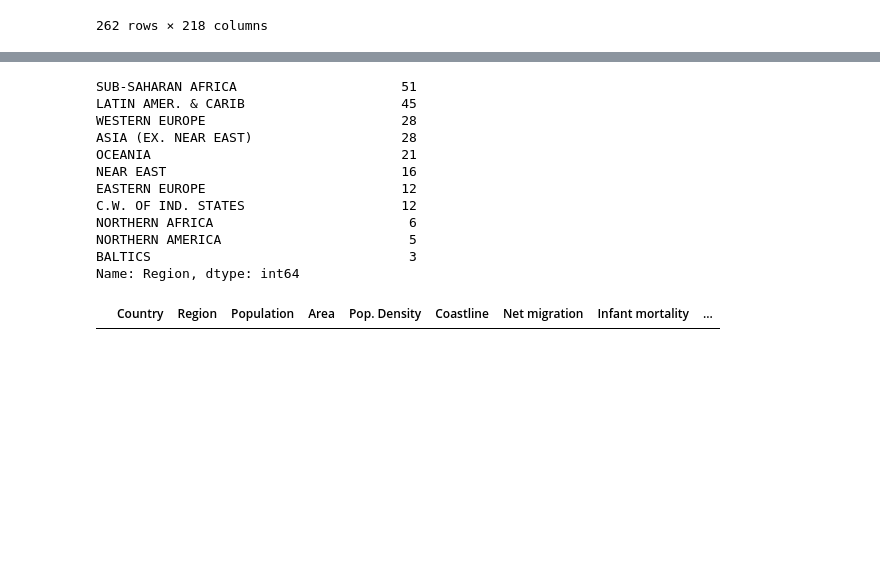
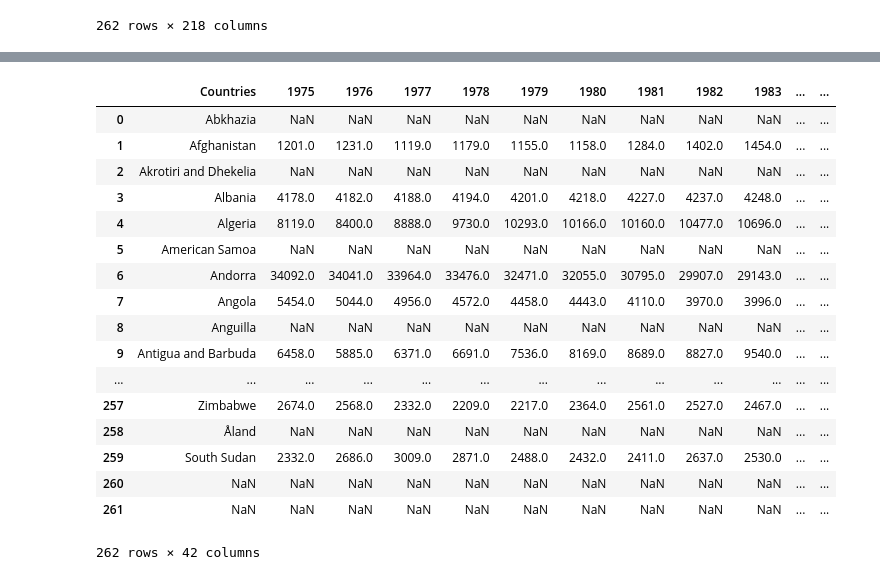
Before and after one commit to GabrielaGiosa/Projeto1, a Jupyter notebook: Projeto 1 - Gabriela Choichit Giosa.ipynb, the cells around one changed output, grey strips where cells are left out. Cells and saved outputs as stored; diff of their text form; code cells hidden in the pictures; blank space fills up the shorter version.

```diff
--- a/Projeto 1 - Gabriela Choichit Giosa.ipynb
+++ b/Projeto 1 - Gabriela Choichit Giosa.ipynb
@@ -74,3 +54,3 @@ Name: Countries, dtype: int64
 # %%
-dados_EU = dados.loc[(dados.European_union==1) | (dados.European_union==2), ['Countries', 1975, 1976, 1977, 1978, 1979, 1980, 1981, 1982, 1983, 1984, 1985, 1986, 1987, 1988, 1989, 1990, 1991, 1992, 1993, 1994, 1995, 1996, 1997, 1998, 1999, 2000, 2001, 2002, 2003, 2004, 2005, 2006, 2007, 2008, 2009, 2010, 2011, 2012, 2013, 2014, 2015]]
-dados_EU
+dados_1975 = dados.loc[:,['Countries',1975, 1976, 1977, 1978, 1979, 1980, 1981, 1982, 1983, 1984, 1985, 1986, 1987, 1988, 1989, 1990, 1991, 1992, 1993, 1994, 1995, 1996, 1997, 1998, 1999, 2000, 2001, 2002, 2003, 2004, 2005, 2006, 2007, 2008, 2009, 2010, 2011, 2012, 2013, 2014, 2015
+]]
@@ -119,19 +57,21 @@ dados2
-# %%
-dados2['Region'].value_counts()
-# %% [output]
-SUB-SAHARAN AFRICA                     51
-LATIN AMER. & CARIB                    45
-WESTERN EUROPE                         28
-ASIA (EX. NEAR EAST)                   28
-OCEANIA                                21
-NEAR EAST                              16
-EASTERN EUROPE                         12
-C.W. OF IND. STATES                    12
-NORTHERN AFRICA                         6
-NORTHERN AMERICA                        5
-BALTICS                                 3
-Name: Region, dtype: int64
-# %%
-dados2[dados2.Region=='WESTERN EUROPE']
-# %% [output]
-|  | Country | Region | Population | Area | Pop. Density | Coastline | Net migration | Infant mortality | ... |
+# %%
+dados_1975
+# %% [output]
+|  | Countries | 1975 | 1976 | 1977 | 1978 | 1979 | 1980 | 1981 | 1982 | 1983 | ... | ... |
+| 0 | Abkhazia | NaN | NaN | NaN | NaN | NaN | NaN | NaN | NaN | NaN | ... | ... |
+| 1 | Afghanistan | 1201.0 | 1231.0 | 1119.0 | 1179.0 | 1155.0 | 1158.0 | 1284.0 | 1402.0 | 1454.0 | ... | ... |
+| 2 | Akrotiri and Dhekelia | NaN | NaN | NaN | NaN | NaN | NaN | NaN | NaN | NaN | ... | ... |
+| 3 | Albania | 4178.0 | 4182.0 | 4188.0 | 4194.0 | 4201.0 | 4218.0 | 4227.0 | 4237.0 | 4248.0 | ... | ... |
+| 4 | Algeria | 8119.0 | 8400.0 | 8888.0 | 9730.0 | 10293.0 | 10166.0 | 10160.0 | 10477.0 | 10696.0 | ... | ... |
+| 5 | American Samoa | NaN | NaN | NaN | NaN | NaN | NaN | NaN | NaN | NaN | ... | ... |
+| 6 | Andorra | 34092.0 | 34041.0 | 33964.0 | 33476.0 | 32471.0 | 32055.0 | 30795.0 | 29907.0 | 29143.0 | ... | ... |
+| 7 | Angola | 5454.0 | 5044.0 | 4956.0 | 4572.0 | 4458.0 | 4443.0 | 4110.0 | 3970.0 | 3996.0 | ... | ... |
+| 8 | Anguilla | NaN | NaN | NaN | NaN | NaN | NaN | NaN | NaN | NaN | ... | ... |
+| 9 | Antigua and Barbuda | 6458.0 | 5885.0 | 6371.0 | 6691.0 | 7536.0 | 8169.0 | 8689.0 | 8827.0 | 9540.0 | ... | ... |
+| ... | ... | ... | ... | ... | ... | ... | ... | ... | ... | ... | ... | ... |
+| 257 | Zimbabwe | 2674.0 | 2568.0 | 2332.0 | 2209.0 | 2217.0 | 2364.0 | 2561.0 | 2527.0 | 2467.0 | ... | ... |
+| 258 | Åland | NaN | NaN | NaN | NaN | NaN | NaN | NaN | NaN | NaN | ... | ... |
+| 259 | South Sudan | 2332.0 | 2686.0 | 3009.0 | 2871.0 | 2488.0 | 2432.0 | 2411.0 | 2637.0 | 2530.0 | ... | ... |
+| 260 | NaN | NaN | NaN | NaN | NaN | NaN | NaN | NaN | NaN | NaN | ... | ... |
+| 261 | NaN | NaN | NaN | NaN | NaN | NaN | NaN | NaN | NaN | NaN | ... | ... |
+262 rows × 42 columns
```
Also changed, not shown: parts of 11 cells of this notebook, 1 other file.
